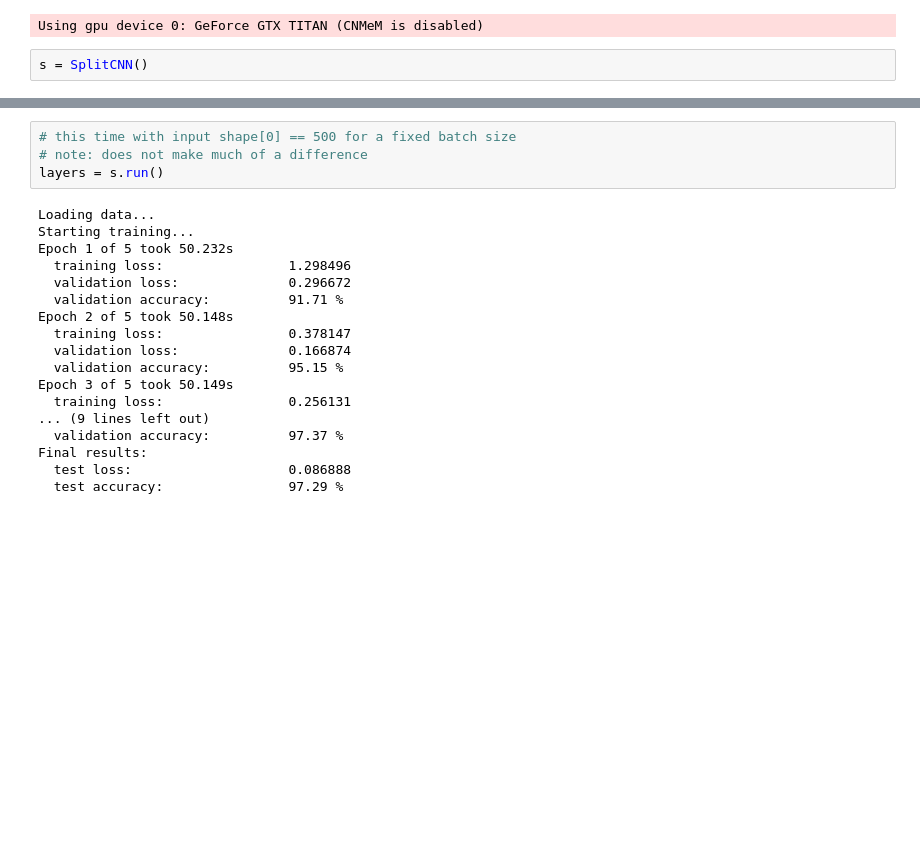
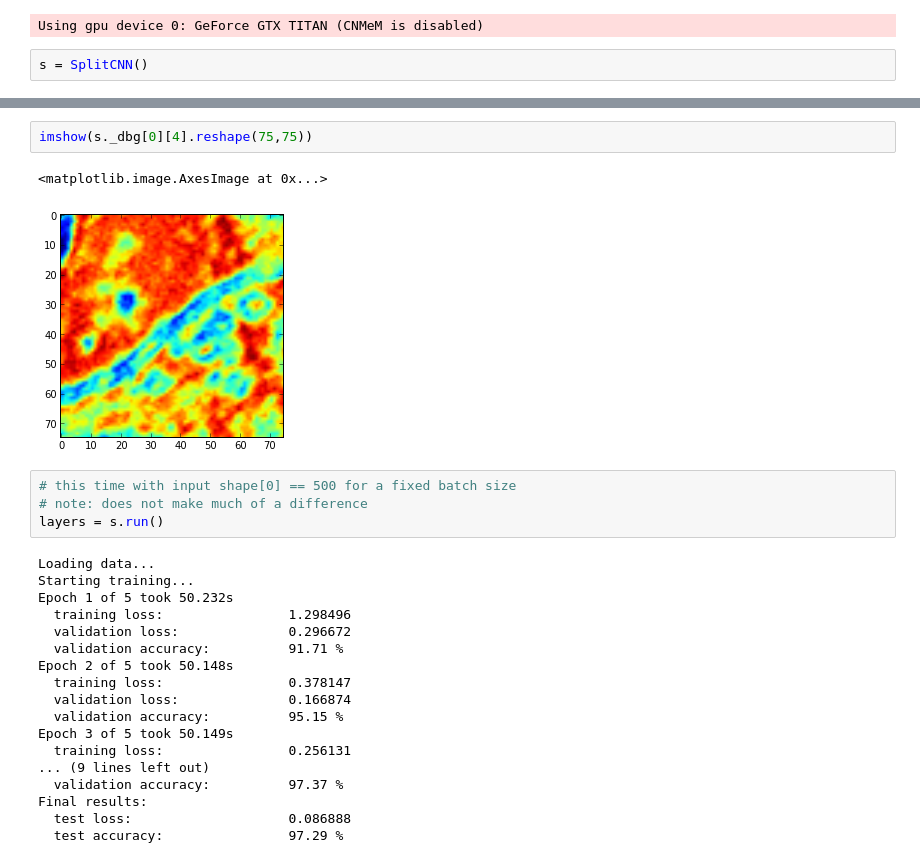
Before and after one commit to VCG/em-quality-metric, a Jupyter notebook: Code/split_cnn.ipynb, the cells around one changed output, grey strips where cells are left out. Saved outputs shown, nothing was run; the diff lists cells and outputs as text; blank space fills up the shorter version.

```diff
--- a/Code/split_cnn.ipynb
+++ b/Code/split_cnn.ipynb
@@ -23,3 +93,8 @@ Epoch 1 of 5 took 50.033s
+# %%
+imshow(s._dbg[0][4].reshape(75,75))
+# %% [output]
+<matplotlib.image.AxesImage at 0x...>
+[figure, added]
 # %%
 # this time with input shape[0] == 500 for a fixed batch size
 # note: does not make much of a difference
```
Also changed, not shown: parts of 8 cells of this notebook, 9 other files.
